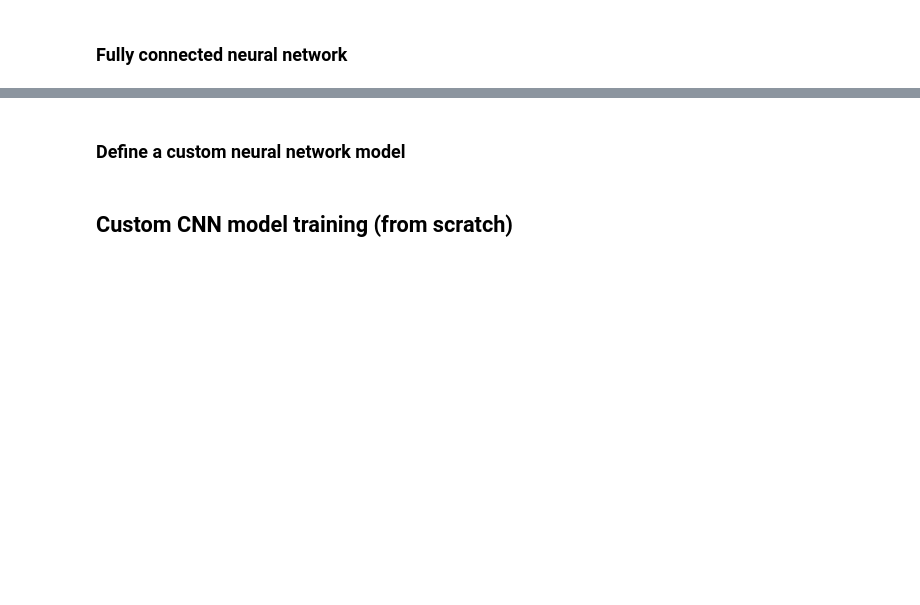
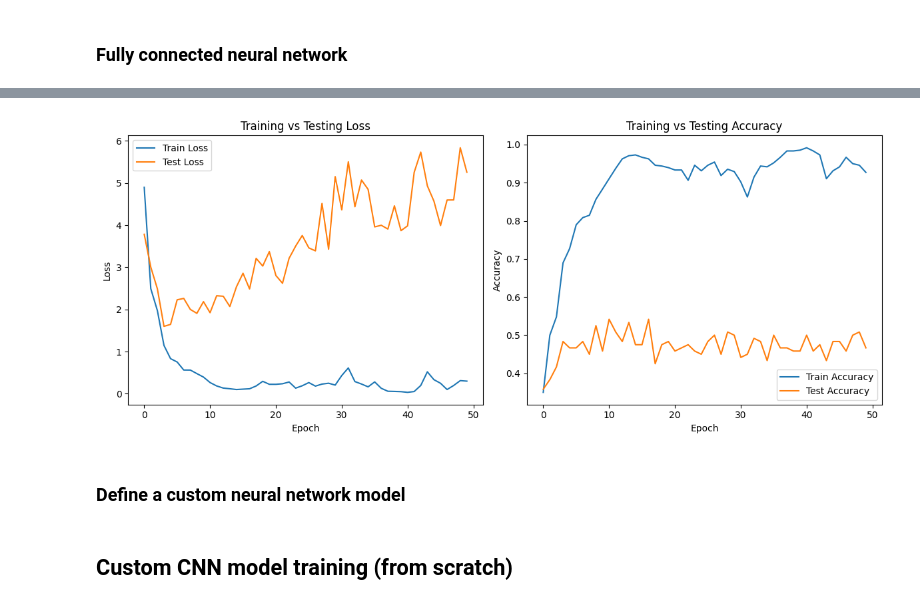
Before and after one commit to martinszuc/fekt-pda, a Jupyter notebook: MPC_PDA_CV09_Transfer_learning_student.ipynb, the cells around one changed output, grey strips where cells are left out. Saved outputs shown, nothing was run; the diff lists cells and outputs as text; code cells hidden in the pictures; blank space fills up the shorter version.

```diff
--- a/MPC_PDA_CV09_Transfer_learning_student.ipynb
+++ b/MPC_PDA_CV09_Transfer_learning_student.ipynb
@@ -134,8 +141,13 @@ print(rand_out.shape)
 
 # breakpoint()
 
-# GPU device check - use GPU if available (CPU otherwise)
-device = torch.device('cuda' if torch.cuda.is_available() else 'cpu')
+if torch.backends.mps.is_available():
+    device = torch.device('mps')
+elif torch.cuda.is_available():
+    device = torch.device('cuda')
+else:
+    device = torch.device('cpu')
+print(f"Using device: {device}")
 
 # Move model to GPU (if available)
 model.to(device)
@@ -214,3 +226,4 @@ plt.title('Training vs Testing Accuracy')
 
 plt.tight_layout()
 plt.show()
+# %% [output]
@@ -217,3 +247,4 @@ plt.show()
+[figure, added]
 # %% [markdown]
 ### Define a custom neural network model
 # %%
```
Also changed, not shown: parts of 6 cells of this notebook, 1 other file.
